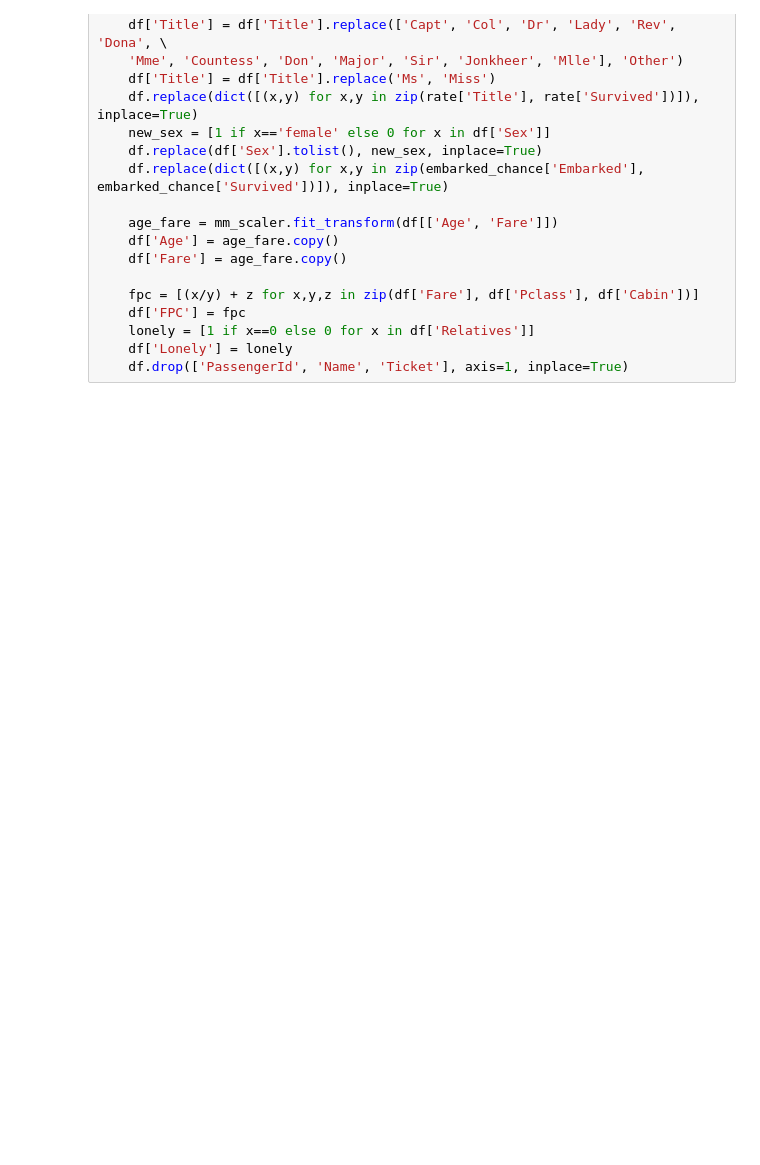
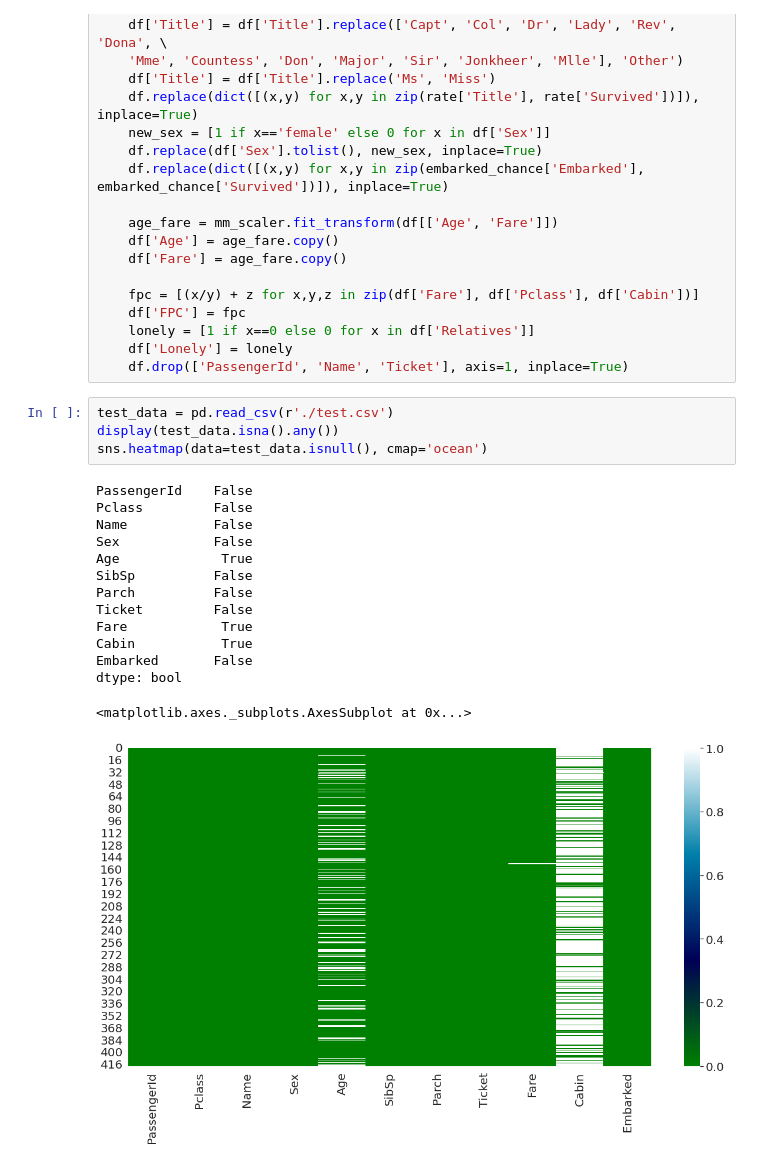
Before and after one commit to Aviad-Hedvat/ML---Titanic, a Jupyter notebook: Titanic.ipynb, the cells around one changed output. Drawn from its saved outputs; the diff is of its cells as text; blank space fills up the shorter version.

```diff
--- a/Titanic.ipynb
+++ b/Titanic.ipynb
@@ -135,4 +491,23 @@ def prepare_data(df: pd.DataFrame):
     lonely = [1 if x==0 else 0 for x in df['Relatives']]
     df['Lonely'] = lonely
     df.drop(['PassengerId', 'Name', 'Ticket'], axis=1, inplace=True)
+# %%
+test_data = pd.read_csv(r'./test.csv')
+display(test_data.isna().any())
+sns.heatmap(data=test_data.isnull(), cmap='ocean')
+# %% [output]
+PassengerId    False
+Pclass         False
+Name           False
+Sex            False
+Age             True
+SibSp          False
+Parch          False
+Ticket         False
+Fare            True
+Cabin           True
+Embarked       False
+dtype: bool
+<matplotlib.axes._subplots.AxesSubplot at 0x...>
+[figure, added]
 # %%
```
Also changed, not shown: parts of 37 cells of this notebook.
